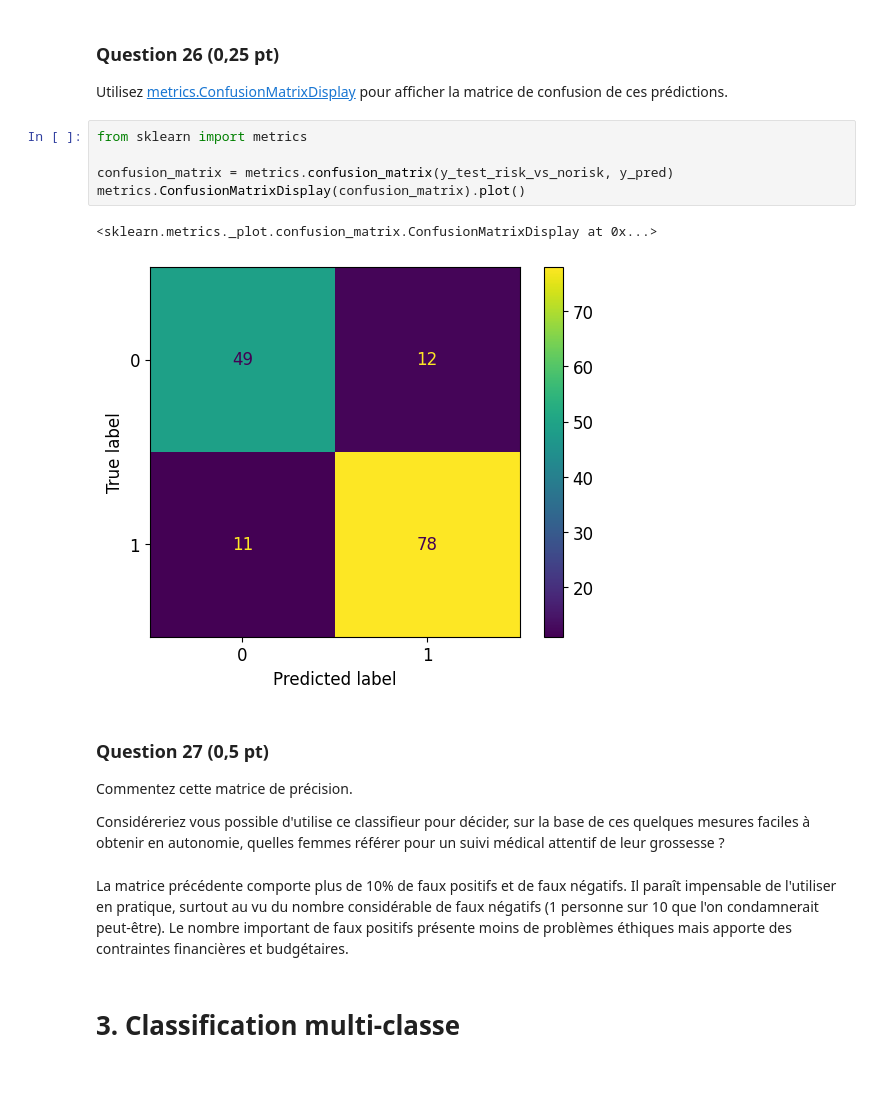
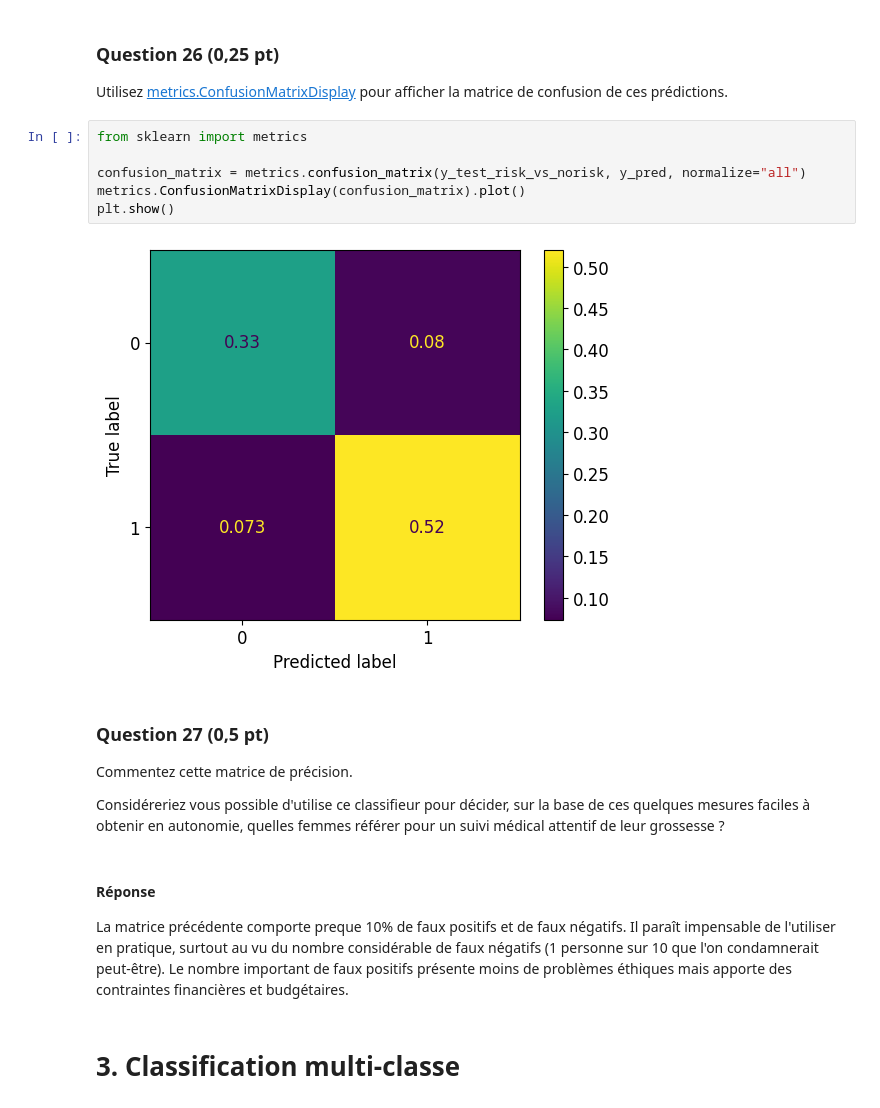
Before and after one commit to zephyrderiviere/projet-SDD, a Jupyter notebook: Projet.ipynb, the cells around one changed output. Saved outputs shown, nothing was run; the diff lists cells and outputs as text; blank space fills up the shorter version.

```diff
--- a/Projet.ipynb
+++ b/Projet.ipynb
@@ -617,18 +617,19 @@ Utilisez [metrics.ConfusionMatrixDisplay](https://scikit-learn.org/stable/module
 # %%
 from sklearn import metrics
 
-confusion_matrix = metrics.confusion_matrix(y_test_risk_vs_norisk, y_pred)
+confusion_matrix = metrics.confusion_matrix(y_test_risk_vs_norisk, y_pred, normalize="all")
 metrics.ConfusionMatrixDisplay(confusion_matrix).plot()
+plt.show()
 # %% [output]
-<sklearn.metrics._plot.confusion_matrix.ConfusionMatrixDisplay at 0x...>
-[figure, old version]
+[figure, new version]
 # %% [markdown]
 ### Question 27 (0,5 pt)
 Commentez cette matrice de précision.
 
 Considéreriez vous possible d'utilise ce classifieur pour décider, sur la base de ces quelques mesures faciles à obtenir en autonomie, quelles femmes référer pour un suivi médical attentif de leur grossesse ?
 # %% [markdown]
-La matrice précédente comporte plus de 10% de faux positifs et de faux négatifs. Il paraît impensable de l'utiliser en pratique, surtout au vu du nombre considérable de faux négatifs (1 personne sur 10 que l'on condamnerait peut-être). Le nombre important de faux positifs présente moins de problèmes éthiques mais apporte des contraintes financières et budgétaires.
+#### Réponse
+La matrice précédente comporte preque 10% de faux positifs et de faux négatifs. Il paraît impensable de l'utiliser en pratique, surtout au vu du nombre considérable de faux négatifs (1 personne sur 10 que l'on condamnerait peut-être). Le nombre important de faux positifs présente moins de problèmes éthiques mais apporte des contraintes financières et budgétaires.
 # %% [markdown]
 # 3. Classification multi-classe
 # %% [markdown]
```
Also changed, not shown: parts of 5 cells of this notebook.
